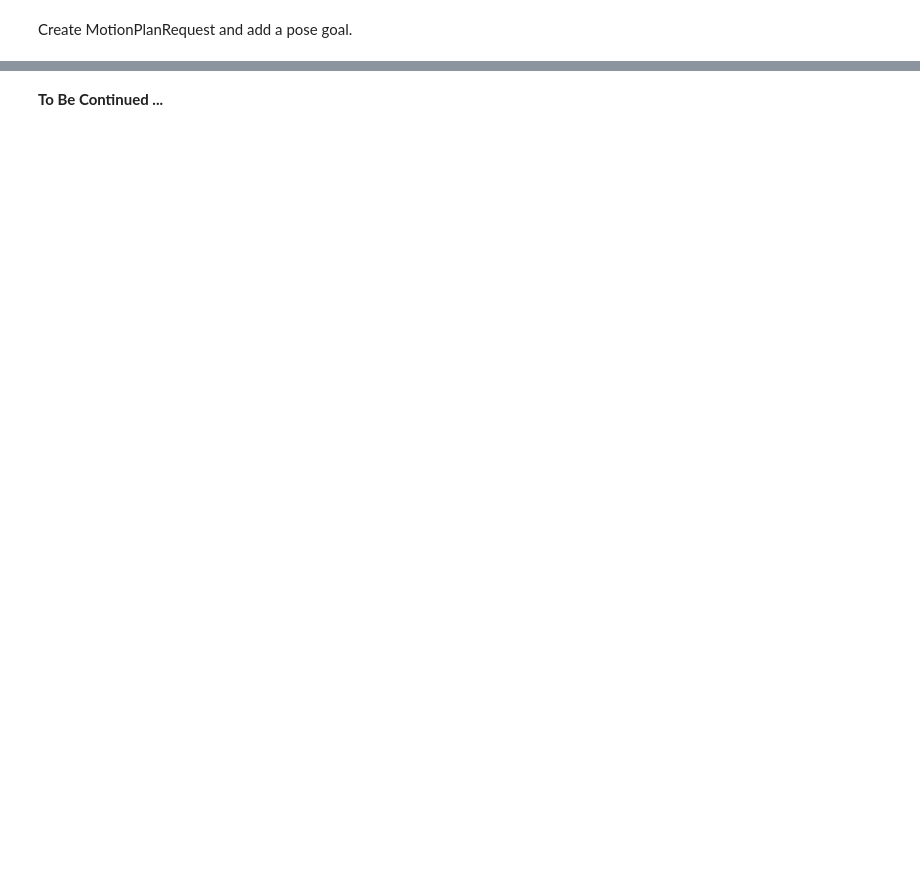
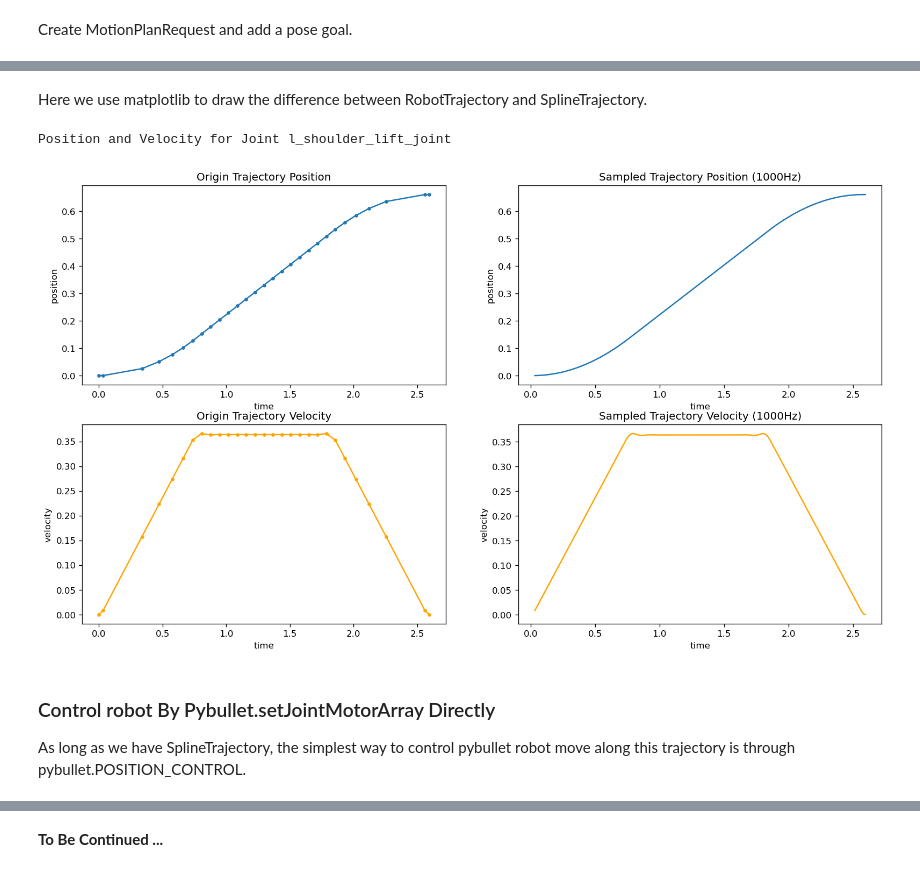
Before and after one commit to robotflow-initiative/rfmove, a Jupyter notebook: notebook/QuickStart.ipynb, the cells around one changed output, grey strips where cells are left out. Cells and saved outputs as stored; diff of their text form; code cells hidden in the pictures; blank space fills up the shorter version.

Commit message:
update quick start

```diff
--- a/notebook/QuickStart.ipynb
+++ b/notebook/QuickStart.ipynb
@@ -219,2 +290,2 @@ response = context.solve()
 # %%
-moveit.computeSpline(response.trajectory)
+spline_trajectory = moveit.computeSpline(response.trajectory)
@@ -220,0 +316,74 @@ moveit.computeSpline(response.trajectory)
+# %% [markdown]
+Here we use matplotlib to draw the difference between RobotTrajectory and SplineTrajectory.
+# %%
+fig = plt.figure(num = 1, figsize=(16, 9), dpi = 120)
+origin_position = fig.add_subplot(2, 2, 1)
+sample_position = fig.add_subplot(2, 2, 2)
+origin_velocity = fig.add_subplot(2,2,3)
+sample_velocity = fig.add_subplot(2,2,4)
+origin_position.set_title("Origin Trajectory Position")
+origin_position.set_xlabel("time")
+origin_position.set_ylabel("position")
+sample_position.set_title("Sampled Trajectory Position (1000Hz)")
+sample_position.set_xlabel("time")
+sample_position.set_ylabel("position")
+origin_velocity.set_title("Origin Trajectory Velocity")
+origin_velocity.set_xlabel("time")
+origin_velocity.set_ylabel("velocity")
+sample_velocity.set_title("Sampled Trajectory Velocity (1000Hz)")
+sample_velocity.set_xlabel("time")
+sample_velocity.set_ylabel("velocity")
+
+plt_joint_name = spline_trajectory.joint_names[1]
+print("Position and Velocity for Joint " + plt_joint_name)
+sample = spline_trajectory.sample_by_interval(plt_joint_name, 0.01)
+
+# plot origin position
+y_origin_position = []
+for waypoint in response.trajectory.waypoints:
+    y_origin_position.append(waypoint.getJointPosition(plt_joint_name))
+time_stamp_origin = []
+current_time_stamp_origin = 0
+for duration in response.trajectory.durations:
+    time_stamp_origin.append(duration + current_time_stamp_origin)
+    current_time_stamp_origin+=duration
+plot1 = origin_position.plot(time_stamp_origin,
+                             y_origin_position,
+                             linestyle='-',
+                             marker='o',
+                             markersize = 3)
+
+# plot sampled position
+time_stamp_sample = np.linspace(spline_trajectory.start_time, spline_trajectory.end_time, sample.position.size)
+plot2 = sample_position.plot(time_stamp_sample,
+                             sample.position)
+
+# plot origin velocity
+y_origin_velocity = []
+for waypoint in response.trajectory.waypoints:
+    y_origin_velocity.append(waypoint.getJointVelocity(plt_joint_name))
+plot3 = origin_velocity.plot(time_stamp_origin,
+                             y_origin_velocity,
+                             linestyle='-',
+                             marker='o',
+                             markersize = 3,
+                             color='orange')
+
+# plot sampled velocity
+time_stamp_sample = np.linspace(spline_trajectory.start_time, spline_trajectory.end_time, sample.velocity.size)
+plot4 = sample_velocity.plot(time_stamp_sample,
+                             sample.velocity,
+                             color = 'orange')
+
+# get tip transforms
+tip_transforms = spline_trajectory.tip_transforms
+#for tip in tip_transforms:
+    #print(tip)
+
+plt.show()
+# %% [output]
+Position and Velocity for Joint l_shoulder_lift_joint
+[figure, added]
+# %% [markdown]
+### Control robot By Pybullet.setJointMotorArray Directly
+As long as we have SplineTrajectory, the simplest way to control pybullet robot move along this trajectory is through pybullet.POSITION_CONTROL.
```
Also changed, not shown: parts of 25 cells of this notebook, 8 other files.
